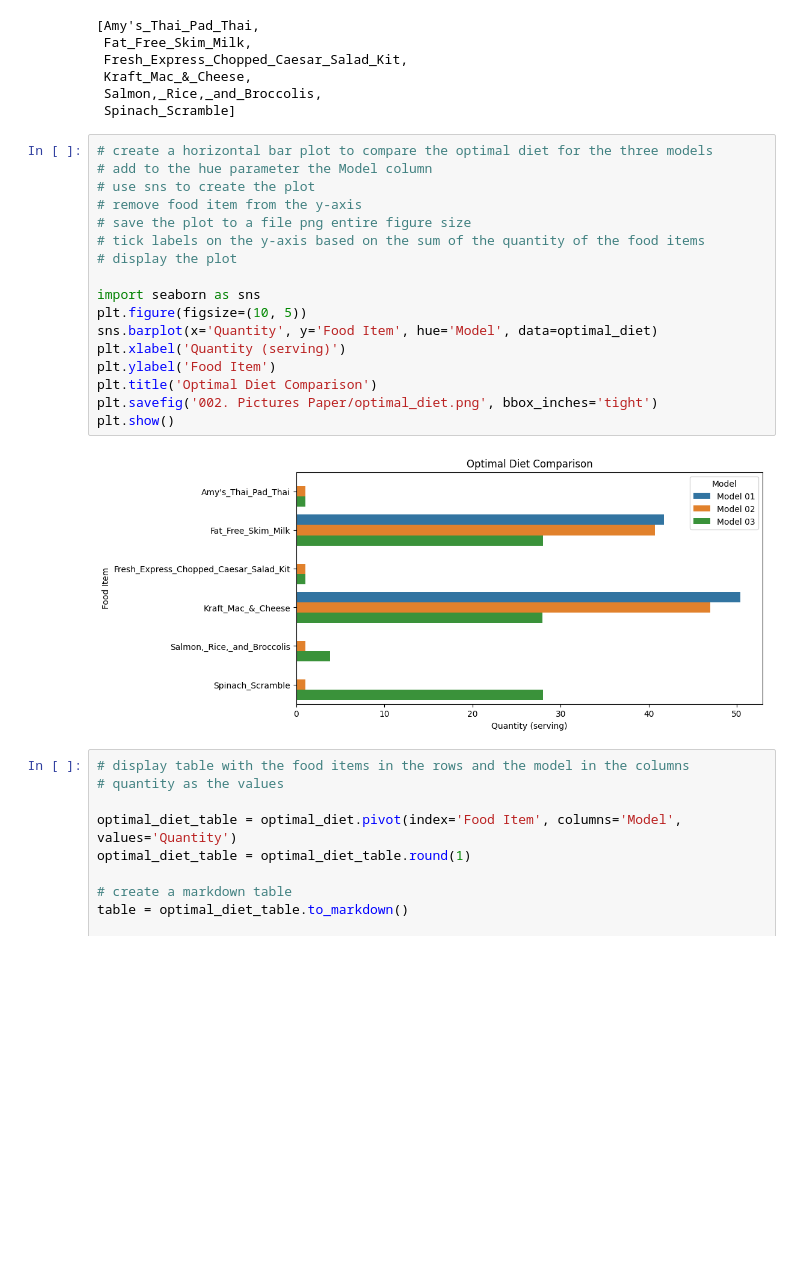
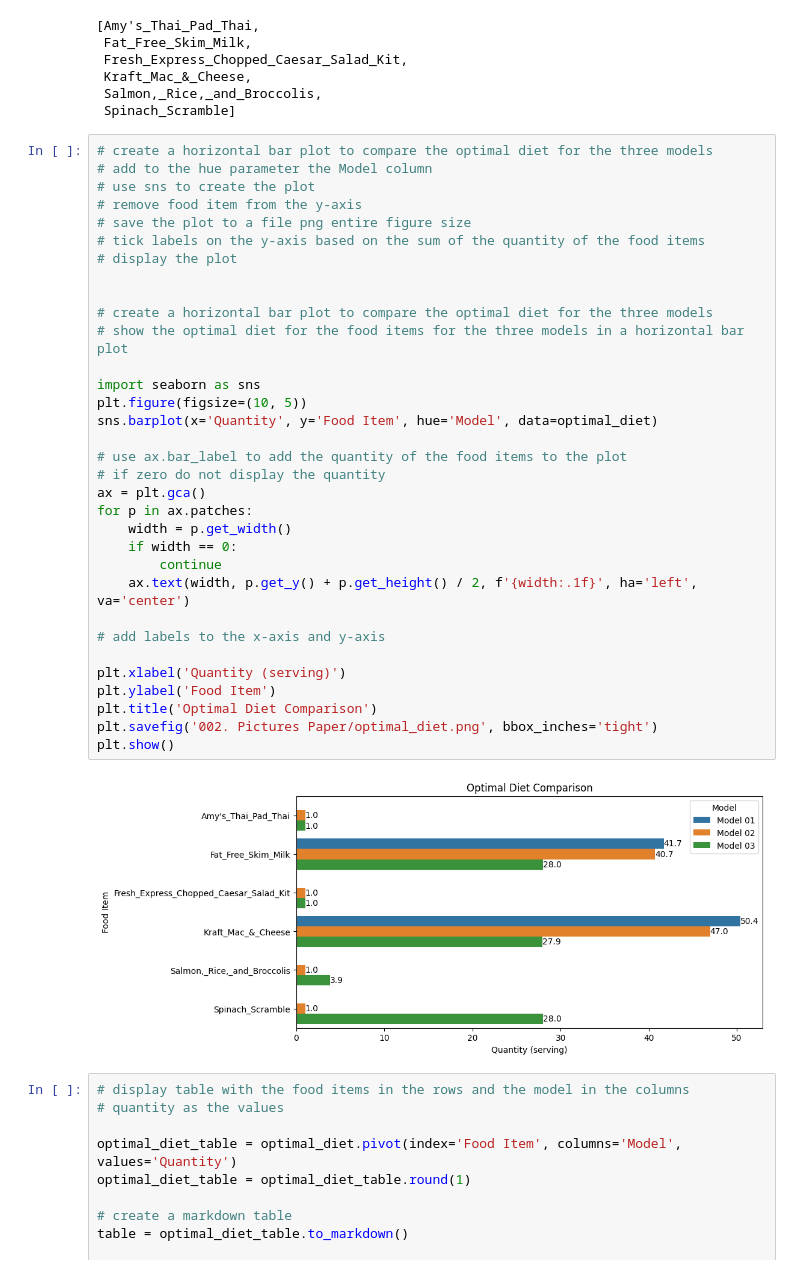
Before and after one commit to Hconsolo/MSDS460-Assignment_01_, a Jupyter notebook: Diet_Problem.ipynb, the cells around one changed output. Drawn from its saved outputs; the diff is of its cells as text; blank space fills up the shorter version.

Commit message:
correcting figures

```diff
--- a/Diet_Problem.ipynb
+++ b/Diet_Problem.ipynb
@@ -370,22 +370,38 @@ model.writeLP('Diet_Problem.lp')
 # %%
 # create a horizontal bar plot to compare the optimal diet for the three models
 # add to the hue parameter the Model column
 # use sns to create the plot
 # remove food item from the y-axis
 # save the plot to a file png entire figure size
 # tick labels on the y-axis based on the sum of the quantity of the food items
 # display the plot
 
+
+# create a horizontal bar plot to compare the optimal diet for the three models
+# show the optimal diet for the food items for the three models in a horizontal bar plot
+
 import seaborn as sns
 plt.figure(figsize=(10, 5))
 sns.barplot(x='Quantity', y='Food Item', hue='Model', data=optimal_diet)
+
+# use ax.bar_label to add the quantity of the food items to the plot
+# if zero do not display the quantity
+ax = plt.gca()
+for p in ax.patches:
+    width = p.get_width()
+    if width == 0:
+        continue
+    ax.text(width, p.get_y() + p.get_height() / 2, f'{width:.1f}', ha='left', va='center')
+
+# add labels to the x-axis and y-axis
+
 plt.xlabel('Quantity (serving)')
 plt.ylabel('Food Item')
 plt.title('Optimal Diet Comparison')
 plt.savefig('002. Pictures Paper/optimal_diet.png', bbox_inches='tight')
 plt.show()
 # %% [output]
-[figure, old version]
+[figure, new version]
 # %%
 # display table with the food items in the rows and the model in the columns
 # quantity as the values
```
Also changed, not shown: parts of 2 cells of this notebook, 2 other files.
